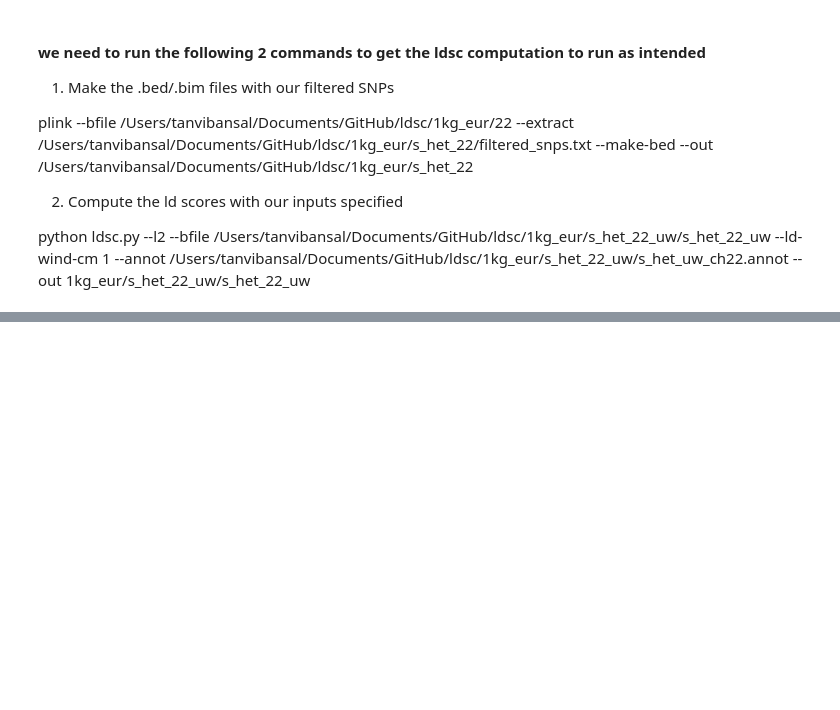
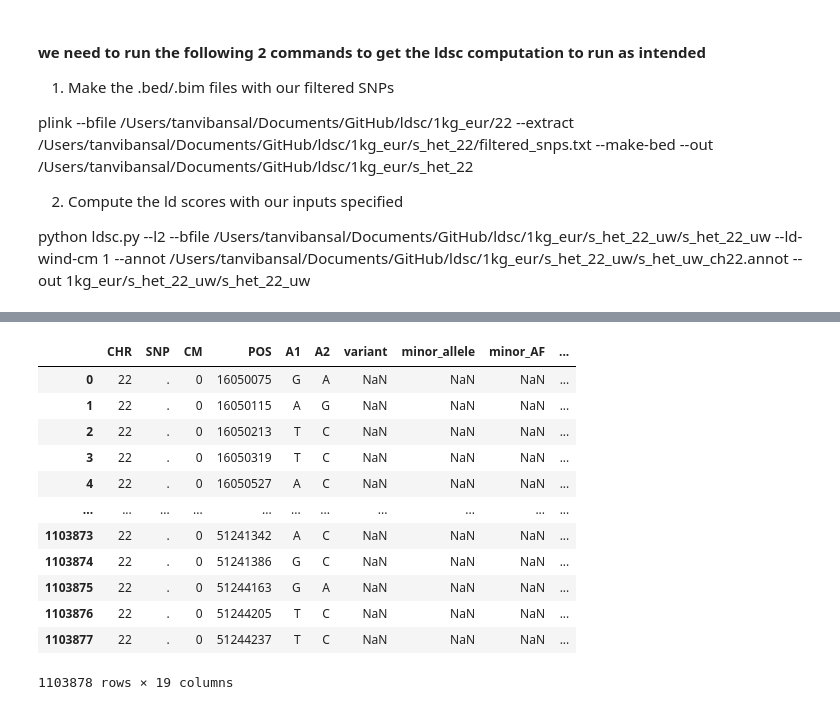
Before and after one commit to ojkafka/Capstone, a Jupyter notebook: Nearest Genes.ipynb, the cells around one changed output, grey strips where cells are left out. Cells and saved outputs as stored; diff of their text form; code cells hidden in the pictures; blank space fills up the shorter version.

```diff
--- a/Nearest Genes.ipynb
+++ b/Nearest Genes.ipynb
@@ -518,0 +339,5 @@ annot_df_prep.sort_values(by = "s_het_w.f1",ascending=False)
+# %%
+#read and display our generated .bim file
+bim = pd.read_csv("/Users/tanvibansal/Documents/GitHub/Capstone/generated_plink_files/chr22/1000g_eur/22_1000g.bim",sep="\t",header=None,names=["CHR","SNP","CM","POS","A1","A2"])
+bim = bim.astype({"POS":"int32"})
+bim
@@ -518,0 +364,26 @@ annot_df_prep.sort_values(by = "s_het_w.f1",ascending=False)
+# %%
+#download modified GWAS file with HM's modifications to naming convention
+#gwas_imputed = pd.read_csv("/Users/tanvibansal/Documents/GitHub/Capstone/HEIGHT_irnt.gwas.imputed_v3.both_sexes.tsv",sep="\t")
+gwas_df = gwas_df.rename(columns={"chr":"CHR","pos":"POS"})
+
+#filter for chromosome of interest and cast position column to integer
+gwas_22 = gwas_df.loc[(gwas_df.CHR ==22)]
+gwas_22 = gwas_22.astype({"POS":"int32"})
+
+#now join the 1000g generated bim file to the modified gwas file
+bim_gwas_df = bim.merge(gwas_22, on = ["CHR","POS"],suffixes=(".bim",".gwas"),how="left")
+bim_gwas_df
+# %% [output]
+|  | CHR | SNP | CM | POS | A1 | A2 | variant | minor_allele | minor_AF | ... |
+| 0 | 22 | . | 0 | 16050075 | G | A | NaN | NaN | NaN | ... |
+| 1 | 22 | . | 0 | 16050115 | A | G | NaN | NaN | NaN | ... |
+| 2 | 22 | . | 0 | 16050213 | T | C | NaN | NaN | NaN | ... |
+| 3 | 22 | . | 0 | 16050319 | T | C | NaN | NaN | NaN | ... |
+| 4 | 22 | . | 0 | 16050527 | A | C | NaN | NaN | NaN | ... |
+| ... | ... | ... | ... | ... | ... | ... | ... | ... | ... | ... |
+| 1103873 | 22 | . | 0 | 51241342 | A | C | NaN | NaN | NaN | ... |
+| 1103874 | 22 | . | 0 | 51241386 | G | C | NaN | NaN | NaN | ... |
+| 1103875 | 22 | . | 0 | 51244163 | G | A | NaN | NaN | NaN | ... |
+| 1103876 | 22 | . | 0 | 51244205 | T | C | NaN | NaN | NaN | ... |
+| 1103877 | 22 | . | 0 | 51244237 | T | C | NaN | NaN | NaN | ... |
+1103878 rows × 19 columns
```
Also changed, not shown: parts of 36 cells of this notebook, 11 other files.
